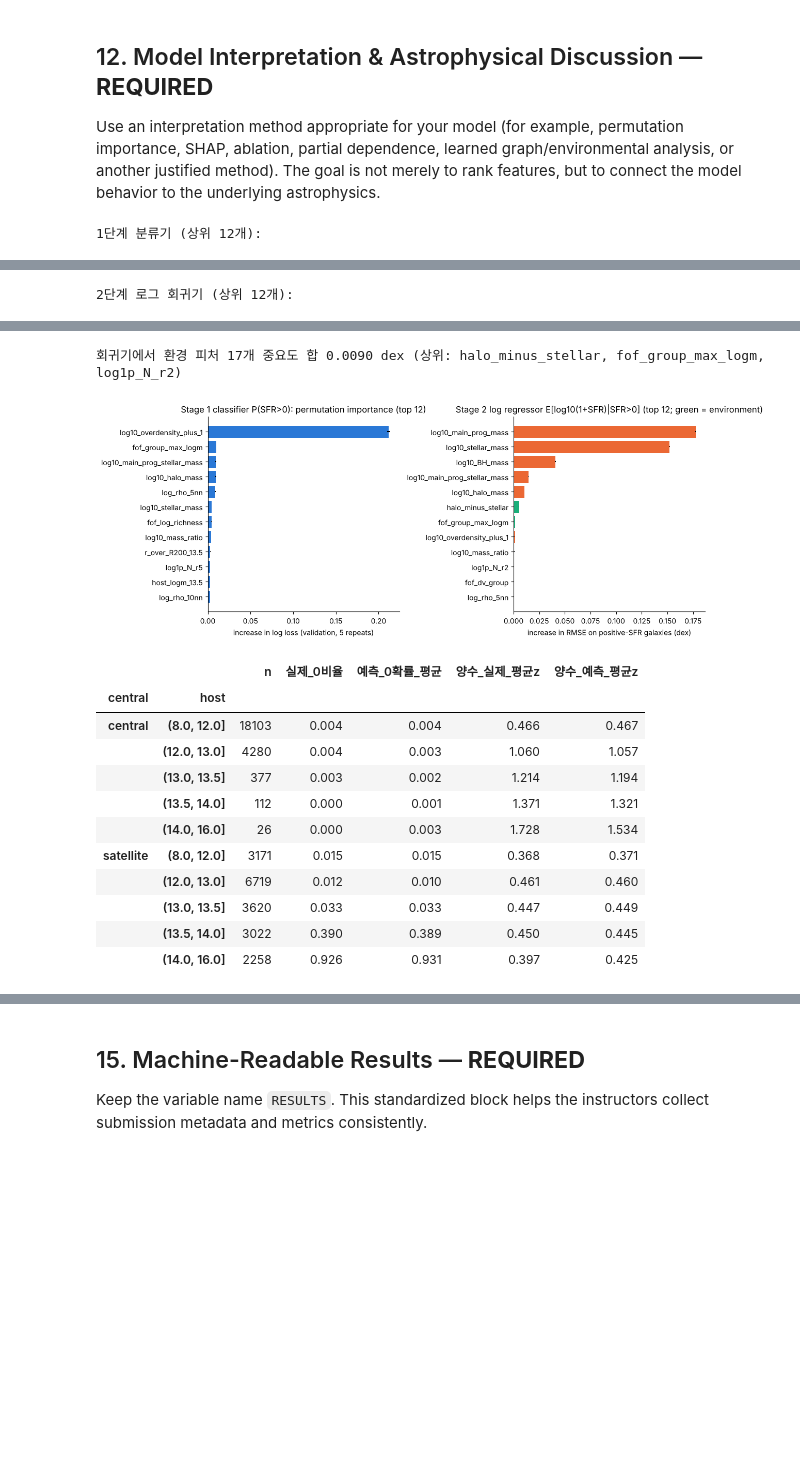
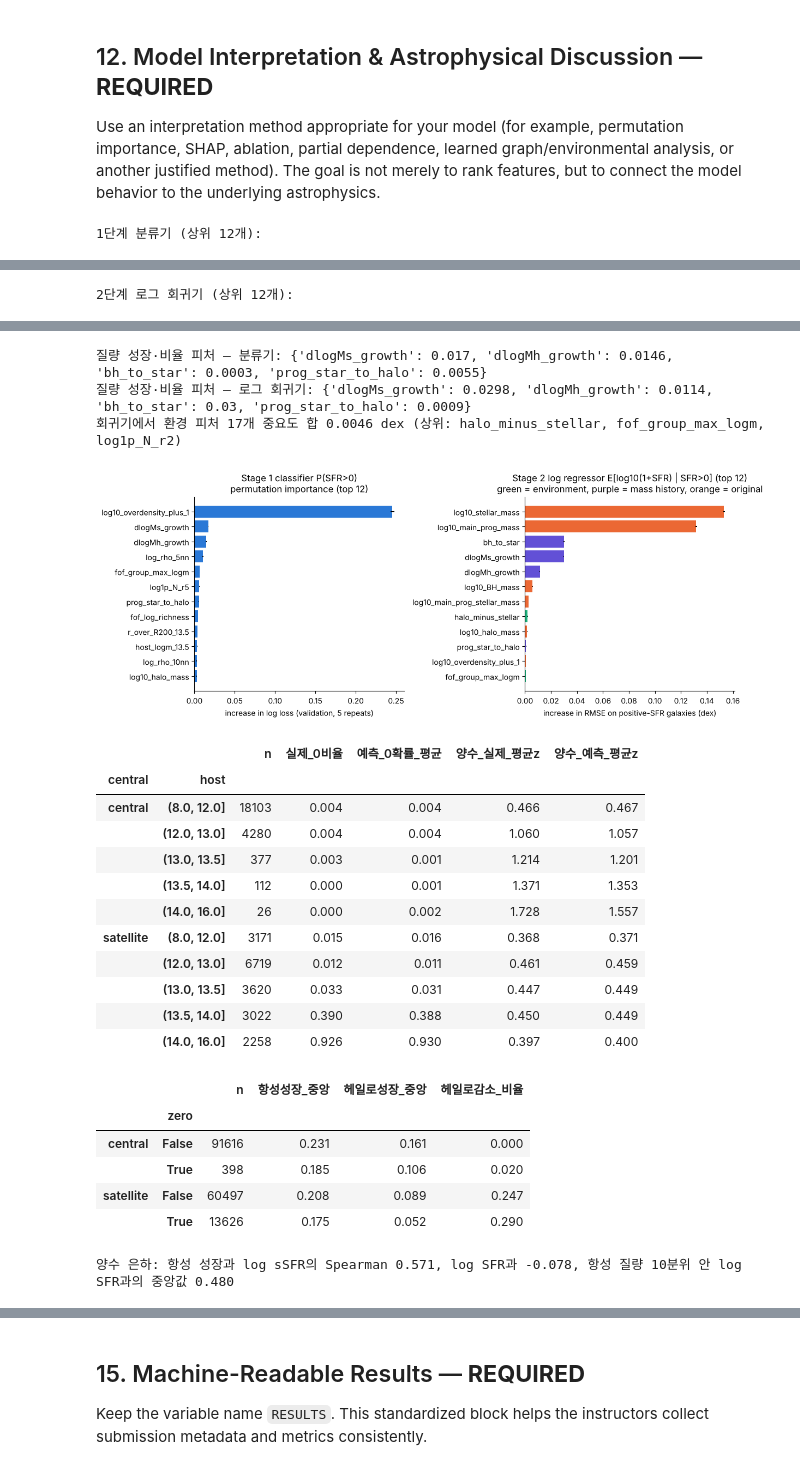
Before and after one commit to ZizonK7/sdi2026-galaxy-sfr, a Jupyter notebook: DataHub_701104_mid.ipynb, the cells around one changed output, grey strips where cells are left out. Cells and saved outputs as stored; diff of their text form; code cells hidden in the pictures; blank space fills up the shorter version.

```diff
--- a/DataHub_701104_mid.ipynb
+++ b/DataHub_701104_mid.ipynb
@@ -2186,7 +2201,8 @@ FINAL_HGB = {**HGB, "max_iter": 400}            # 두 단계 모두 트리 상
 LOG_EPS = 1.0
 # 0일 확률 P(SFR = 0 | x) = 1 − p가 ZERO_THRESHOLD 이상이면 SFR = 0을 그대로 낸다(그 밖은 위 기대값). 문턱은 학습 분할 안
 # 25-fold에서 '점수가 나빠지지 않는 가장 낮은 문턱'으로 골랐다(후보 0.5·0.7·0.8·0.9·0.95·0.99, 9.2 보조).
-ZERO_THRESHOLD = 0.8
+# 30개 피처 모델에서는 0.8이었고, 질량 성장 피처를 더한 최종 모델에서 같은 규칙을 다시 적용해 0.9가 됐다.
+ZERO_THRESHOLD = 0.9
 
 
 def to_log(sfr, eps=LOG_EPS):
@@ -2441,7 +2466,7 @@ def log_scores(pred, y_true=y_val):
 
 
 _pos = y_train.to_numpy() > 0
-_p150 = HistGradientBoostingClassifier(**HGB).fit(X_train_env[CLF_FEATURES], _pos.astype(int)).predict_proba(X_val_env[CLF_FEATURES])[:, 1]
+_p150 = HistGradientBoostingClassifier(**HGB).fit(X_train_env[F30], _pos.astype(int)).predict_proba(X_val_env[F30])[:, 1]
 _lin13 = np.clip(HistGradientBoostingRegressor(**HGB).fit(X_train.loc[_pos], y_train[_pos]).predict(X_val), 0, None)
 # 팀원 꼬리 분리(T = 30)를 로그 회귀기에 얹은 변형: ẑ₊ = q·ẑ_꼬리 + (1 − q)·ẑ_보통, q = P(SFR > 30 | x, SFR > 0)
 _Xp, _yp = X_train_env.loc[_pos, REG_FEATURES], y_train[_pos].to_numpy()
@@ -2450,15 +2475,16 @@ _q = HistGradientBoostingClassifier(**HGB).fit(_Xp, _tail.astype(int)).predict_p
 _e_tail = _q * HistGradientBoostingRegressor(**HGB).fit(_Xp[_tail], to_log(_yp[_tail])).predict(X_val_env[REG_FEATURES]) \
     + (1 - _q) * HistGradientBoostingRegressor(**HGB).fit(_Xp[~_tail], to_log(_yp[~_tail])).predict(X_val_env[REG_FEATURES])
 _p_fin = FINAL_MODEL.predict_proba_positive(X_val_env)
-_z_soft = _p_fin * FINAL_MODEL.predict_log_positive(X_val_env) + (1 - _p_fin) * to_log(0.0)   # 문턱 없는 M6
+_z_soft = _p_fin * FINAL_MODEL.predict_log_positive(X_val_env) + (1 - _p_fin) * to_log(0.0)   # 최종 모델에서 0 문턱만 뺀 것
 val_models = {
     "Baseline (HGB 13, linear target)": baseline_pred,
     "Midterm 7(b): log1p direct regression (13)": preds["(b) log1p"],
     "Midterm 7(d): two-stage, linear (13 / 13)": preds["(d) two-stage P x E"],
     "Part II draft (11-07): env clf x linear reg (30 / 13)": _p150 * _lin13,
-    "M2: env clf x log reg (30 / 13)": TwoStageLogSFR(HGB, CLF_FEATURES, FINAL_FEATURES).fit(X_train_env, y_train).predict(X_val_env),
-    "M6: env clf x log reg (30 / 30), trees ≤ 400": from_log(_z_soft),
-    "FINAL (M7): M6 + SFR = 0 if P(0) ≥ 0.8": VAL_PREDICTIONS,
+    "M2: env clf x log reg (30 / 13)": TwoStageLogSFR(HGB, F30, FINAL_FEATURES).fit(X_train_env, y_train).predict(X_val_env),
+    "M7: 30 features, trees ≤ 400, zero if P(0) ≥ 0.8": TwoStageLogSFR(FINAL_HGB, F30, F30, zero_threshold=0.8).fit(X_train_env, y_train).predict(X_val_env),
+    "FINAL (M8): 34 features (+ mass history), zero if P(0) ≥ 0.9": VAL_PREDICTIONS,
+    "ref: FINAL without zero threshold": from_log(_z_soft),
     "ref: FINAL + tail split T=30": from_log(_p_fin * _e_tail + (1 - _p_fin) * to_log(0.0)),
     "ref: FINAL with hard gate p>0.5": from_log(np.where(_p_fin > 0.5, FINAL_MODEL.predict_log_positive(X_val_env), to_log(0.0))),
     "ref: FINAL retrained for D2 (LOG_EPS = 0.01)": TwoStageLogSFR(FINAL_HGB, CLF_FEATURES, REG_FEATURES, eps=0.01, zero_threshold=ZERO_THRESHOLD)
@@ -2664,17 +2694,19 @@ imp_r = pd.DataFrame({"로그 회귀기: RMSE 증가 (dex)": imp_reg.importances
 print("1단계 분류기 (상위 12개):"); display(imp_c.head(12).round(4))
 print("2단계 로그 회귀기 (상위 12개):"); display(imp_r.head(12).round(4))
 _env_r = imp_r.loc[imp_r.index.isin(ENV_FEATURES), "로그 회귀기: RMSE 증가 (dex)"]
+print("질량 성장·비율 피처 — 분류기:", imp_c.loc[MASS_FEATURES, "분류기: log loss 증가"].round(4).to_dict())
+print("질량 성장·비율 피처 — 로그 회귀기:", imp_r.loc[MASS_FEATURES, "로그 회귀기: RMSE 증가 (dex)"].round(4).to_dict())
 print(f"회귀기에서 환경 피처 17개 중요도 합 {_env_r.sum():.4f} dex (상위: {', '.join(_env_r.head(3).index)})")
 
 fig, axes = plt.subplots(1, 2, figsize=(12, 4.8))
 order_c = imp_c.head(12).index[::-1]
 axes[0].barh(order_c, imp_c.loc[order_c, "분류기: log loss 증가"], xerr=imp_c.loc[order_c, "SD"], color="#2a78d6")
-axes[0].set_title("Stage 1 classifier P(SFR>0): permutation importance (top 12)")
+axes[0].set_title("Stage 1 classifier P(SFR>0)\npermutation importance (top 12)")
 axes[0].set_xlabel("increase in log loss (validation, 5 repeats)")
 order_r = imp_r.head(12).index[::-1]
 axes[1].barh(order_r, imp_r.loc[order_r, "로그 회귀기: RMSE 증가 (dex)"], xerr=imp_r.loc[order_r, "SD"],
-             color=["#1baf7a" if c in ENV_FEATURES else "#eb6834" for c in order_r])
-axes[1].set_title("Stage 2 log regressor E[log10(1+SFR)|SFR>0] (top 12; green = environment)")
+             color=["#1baf7a" if c in ENV_FEATURES else ("#6250d6" if c in MASS_FEATURES else "#eb6834") for c in order_r])
+axes[1].set_title("Stage 2 log regressor E[log10(1+SFR) | SFR>0] (top 12)\ngreen = environment, purple = mass history, orange = original")
 axes[1].set_xlabel("increase in RMSE on positive-SFR galaxies (dex)")
 for a in axes:
     a.spines[["top", "right"]].set_visible(False)
@@ -2689,6 +2721,20 @@ sat_tab = (pd.DataFrame({"host": hb, "central": np.where(cen, "central", "satell
            .groupby(["central", "host"], observed=True).agg(n=("zero", "size"), 실제_0비율=("zero", "mean"), 예측_0확률_평균=("p_zero", "mean"),
                                                              양수_실제_평균z=("z_pos_true", "mean"), 양수_예측_평균z=("z_pos_pred", "mean")))
 display(sat_tab.round(3))
+
+# 성장 피처의 물리적 뜻 (학습 데이터): 중심/위성 × 꺼짐별 성장, 양수 은하에서 sSFR과의 상관 (12.1)
+_tr = X_train_env.assign(zero=(y_train.to_numpy() == 0), sfr=y_train.to_numpy())
+_tr = _tr[_tr["log10_main_prog_mass"] > 6.0001]          # 전구체 없음 센티널(0.37%) 제외
+_g = _tr.groupby([np.where(_tr["fof_is_central"] == 1, "central", "satellite"), "zero"]).agg(
+    n=("zero", "size"), 항성성장_중앙=("dlogMs_growth", "median"), 헤일로성장_중앙=("dlogMh_growth", "median"),
+    헤일로감소_비율=("dlogMh_growth", lambda v: (v < 0).mean()))
+display(_g.round(3))
+_pp = _tr[~_tr["zero"]]
+_lsfr = np.log10(_pp["sfr"])
+_within = (pd.DataFrame({"g": _pp["dlogMs_growth"], "s": _lsfr, "b": pd.qcut(_pp["log10_stellar_mass"], 10)})
+           .groupby("b", observed=True).apply(lambda t: t["g"].corr(t["s"], method="spearman")))
+print(f"양수 은하: 항성 성장과 log sSFR의 Spearman {_pp['dlogMs_growth'].corr(_lsfr - _pp['log10_stellar_mass'], method='spearman'):.3f}, "
+      f"log SFR과 {_pp['dlogMs_growth'].corr(_lsfr, method='spearman'):.3f}, 항성 질량 10분위 안 log SFR과의 중앙값 {_within.median():.3f}")
 # %% [output]
 1단계 분류기 (상위 12개):
 |  | 분류기: log loss 증가 | SD |
@@ -2721,17 +2767,26 @@ display(sat_tab.round(3))
-회귀기에서 환경 피처 17개 중요도 합 0.0090 dex (상위: halo_minus_stellar, fof_group_max_logm, log1p_N_r2)
+질량 성장·비율 피처 — 분류기: {'dlogMs_growth': 0.017, 'dlogMh_growth': 0.0146, 'bh_to_star': 0.0003, 'prog_star_to_halo': 0.0055}
+질량 성장·비율 피처 — 로그 회귀기: {'dlogMs_growth': 0.0298, 'dlogMh_growth': 0.0114, 'bh_to_star': 0.03, 'prog_star_to_halo': 0.0009}
+회귀기에서 환경 피처 17개 중요도 합 0.0046 dex (상위: halo_minus_stellar, fof_group_max_logm, log1p_N_r2)
-[figure, old version]
+[figure, new version]
 |  |  | n | 실제_0비율 | 예측_0확률_평균 | 양수_실제_평균z | 양수_예측_평균z |
 | central | host |  |  |  |  |  |
 | central | (8.0, 12.0] | 18103 | 0.004 | 0.004 | 0.466 | 0.467 |
-|  | (12.0, 13.0] | 4280 | 0.004 | 0.003 | 1.060 | 1.057 |
-|  | (13.0, 13.5] | 377 | 0.003 | 0.002 | 1.214 | 1.194 |
-|  | (13.5, 14.0] | 112 | 0.000 | 0.001 | 1.371 | 1.321 |
-|  | (14.0, 16.0] | 26 | 0.000 | 0.003 | 1.728 | 1.534 |
-| satellite | (8.0, 12.0] | 3171 | 0.015 | 0.015 | 0.368 | 0.371 |
-|  | (12.0, 13.0] | 6719 | 0.012 | 0.010 | 0.461 | 0.460 |
-|  | (13.0, 13.5] | 3620 | 0.033 | 0.033 | 0.447 | 0.449 |
-|  | (13.5, 14.0] | 3022 | 0.390 | 0.389 | 0.450 | 0.445 |
-|  | (14.0, 16.0] | 2258 | 0.926 | 0.931 | 0.397 | 0.425 |
+|  | (12.0, 13.0] | 4280 | 0.004 | 0.004 | 1.060 | 1.057 |
+|  | (13.0, 13.5] | 377 | 0.003 | 0.001 | 1.214 | 1.201 |
+|  | (13.5, 14.0] | 112 | 0.000 | 0.001 | 1.371 | 1.353 |
+|  | (14.0, 16.0] | 26 | 0.000 | 0.002 | 1.728 | 1.557 |
+| satellite | (8.0, 12.0] | 3171 | 0.015 | 0.016 | 0.368 | 0.371 |
+|  | (12.0, 13.0] | 6719 | 0.012 | 0.011 | 0.461 | 0.459 |
+|  | (13.0, 13.5] | 3620 | 0.033 | 0.031 | 0.447 | 0.449 |
+|  | (13.5, 14.0] | 3022 | 0.390 | 0.388 | 0.450 | 0.449 |
+|  | (14.0, 16.0] | 2258 | 0.926 | 0.930 | 0.397 | 0.400 |
+|  |  | n | 항성성장_중앙 | 헤일로성장_중앙 | 헤일로감소_비율 |
+|  | zero |  |  |  |  |
+| central | False | 91616 | 0.231 | 0.161 | 0.000 |
+|  | True | 398 | 0.185 | 0.106 | 0.020 |
+| satellite | False | 60497 | 0.208 | 0.089 | 0.247 |
+|  | True | 13626 | 0.175 | 0.052 | 0.290 |
+양수 은하: 항성 성장과 log sSFR의 Spearman 0.571, log SFR과 -0.078, 항성 질량 10분위 안 log SFR과의 중앙값 0.480
 # %% [markdown]
 ### 12.1 Scientific Interpretation — **STUDENT RESPONSE**
 
```
Also changed, not shown: parts of 20 cells of this notebook, 1 other file.
